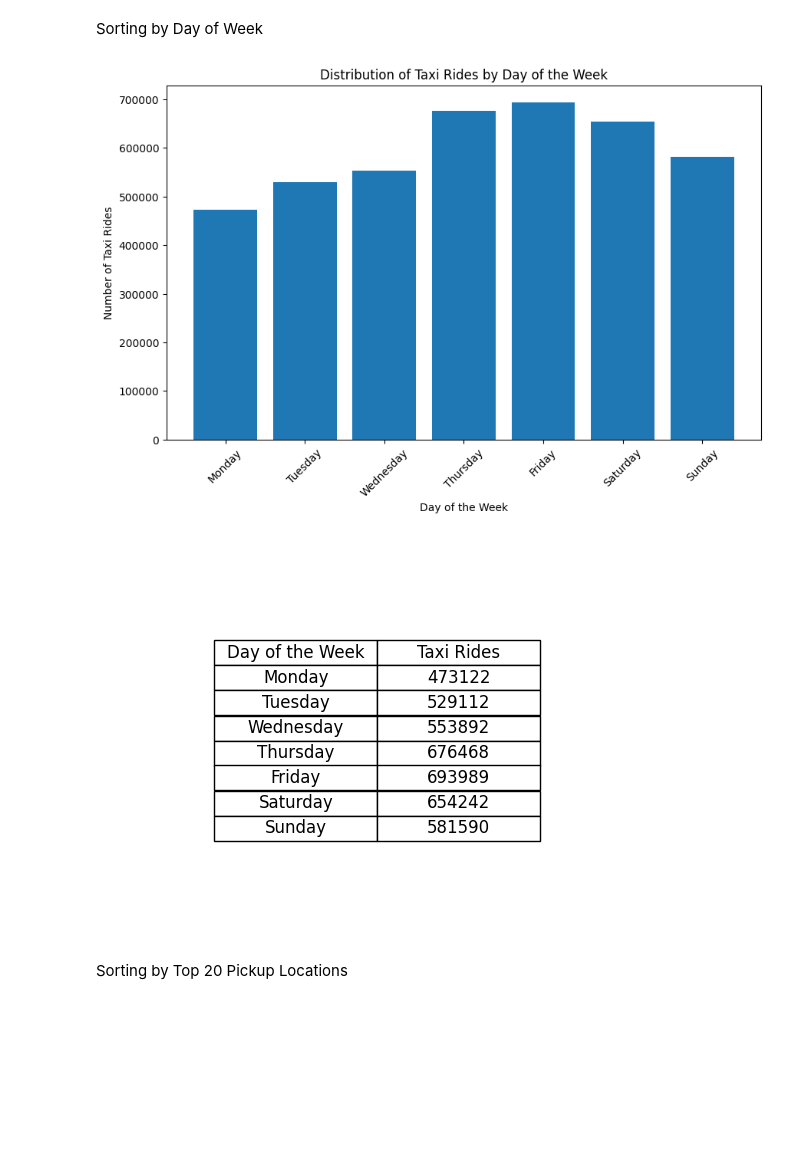
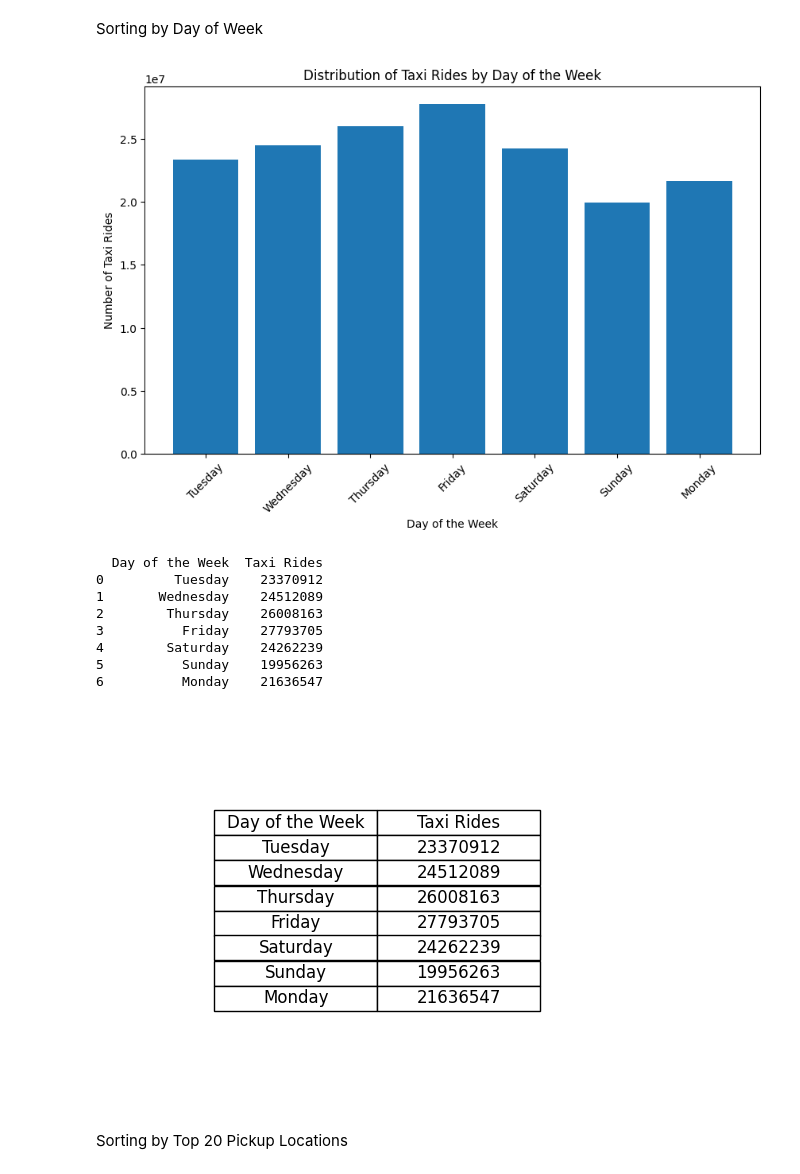
Before and after one commit to nschultze/Chicago-Taxi-Rides-Network-Analysis, a Jupyter notebook: CS579Project2.ipynb, the cells around one changed output. Cells and saved outputs as stored; diff of their text form; code cells hidden in the pictures; blank space fills up the shorter version.

```diff
--- a/CS579Project2.ipynb
+++ b/CS579Project2.ipynb
@@ -10,14 +10,15 @@ from datetime import datetime
 Fetching Data
 # %%
 # Specify the path to the CSV file
-csv_filename = "/Users/nikolausschultze/Documents/GitHub/CS579Project2/Taxi_Trips__2013-2023__20240413.csv"
+csv_filename = r'Taxi_Trips__2013-2023__20240417.csv'
 
-# Read data from the CSV file
+# Read data from the CSV file, excluding rows where "Trip Miles" is 0
 data = []
 with open(csv_filename, 'r', newline='', encoding='utf-8') as csvfile:
     reader = csv.DictReader(csvfile)
     for row in reader:
-        data.append(row)
+        if row['Trip Miles'] != '0':
+            data.append(row)
 # %% [markdown]
 Displaying the Data
 # %%
@@ -277,16 +349,23 @@ if data:
     plt.xticks(range(24))
     plt.show()
 
-    # Create and display the table
+    # Create the table data
     table_data = [['Hour of the Day (Start Time)', 'Taxi Rides']]
     for hour, count in sorted(trip_start_hour_counts.items()):
         table_data.append([hour, count])
 
+    # Convert table data to a DataFrame
+    df = pd.DataFrame(table_data[1:], columns=table_data[0])
+
+    # Display the DataFrame
+    print(df)
+
+    # Plot the table
     fig, ax = plt.subplots(figsize=(7, 5))
     ax.axis('off')  # Turn off axis for the table
 
     # Create the table
-    table = ax.table(cellText=table_data, loc='center', cellLoc='center', colWidths=[0.2, 0.2])
+    table = ax.table(cellText=df.values, colLabels=df.columns, loc='center', cellLoc='center', colWidths=[0.2, 0.2])
     table.auto_set_font_size(False)
     table.set_fontsize(12)
     table.scale(1.5, 1.5)  # Adjust table size
@@ -351,22 +447,31 @@ if data:
     plt.ylabel("Number of Taxi Rides")
     plt.title("Distribution of Taxi Rides by Sports Season")
     plt.xticks(rotation=45)  # Rotate x-axis labels for better readability
+    plt.show()
 
-    # Create and display the table
+    # Create the table data
     table_data = [['Sports Season', 'Taxi Rides']]
     for season, count in season_counts.items():
         table_data.append([season, count])
 
+    # Convert table data to a DataFrame
+    df = pd.DataFrame(table_data[1:], columns=table_data[0])
+
+    # Display the DataFrame
+    print(df)
+
+    # Plot the table
     fig, ax = plt.subplots(figsize=(7, 5))
     ax.axis('off')  # Turn off axis for the table
 
     # Create the table
-    table = ax.table(cellText=table_data, loc='center', cellLoc='center', colWidths=[0.2, 0.2])
+    table = ax.table(cellText=df.values, colLabels=df.columns, loc='center', cellLoc='center', colWidths=[0.2, 0.2])
     table.auto_set_font_size(False)
     table.set_fontsize(12)
     table.scale(1.5, 1.5)  # Adjust table size
 
     plt.show()
+
 else:
     print("No data to visualize")
 # %% [output]
@@ -386,37 +498,54 @@ if data:
 
     # Sort the data by day of the week
     for record in data:
         day_of_week = categorize_day_of_week(record["Trip Start Timestamp"])
         day_of_week_counts[day_of_week] += 1
 
     # Plot the data as a bar graph
     plt.figure(figsize=(10, 6))
     plt.bar(day_of_week_counts.keys(), day_of_week_counts.values())
     plt.xlabel("Day of the Week")
     plt.ylabel("Number of Taxi Rides")
     plt.title("Distribution of Taxi Rides by Day of the Week")
     plt.xticks(rotation=45)  # Rotate x-axis labels for better readability
+    plt.show()
 
-    # Create and display the table
+    # Create the table data
     table_data = [['Day of the Week', 'Taxi Rides']]
     for day, count in day_of_week_counts.items():
         table_data.append([day, count])
 
+    # Convert table data to a DataFrame
+    df = pd.DataFrame(table_data[1:], columns=table_data[0])
+
+    # Display the DataFrame
+    print(df)
+
+    # Plot the table
     fig, ax = plt.subplots(figsize=(7, 5))
     ax.axis('off')  # Turn off axis for the table
 
     # Create the table
-    table = ax.table(cellText=table_data, loc='center', cellLoc='center', colWidths=[0.2, 0.2])
+    table = ax.table(cellText=df.values, colLabels=df.columns, loc='center', cellLoc='center', colWidths=[0.2, 0.2])
     table.auto_set_font_size(False)
     table.set_fontsize(12)
     table.scale(1.5, 1.5)  # Adjust table size
 
     plt.show()
+
 else:
     print("No data to visualize")
 # %% [output]
-[figure, old version]
+[figure, new version]
+  Day of the Week  Taxi Rides
+0         Tuesday    23370912
+1       Wednesday    24512089
+2        Thursday    26008163
+3          Friday    27793705
+4        Saturday    24262239
+5          Sunday    19956263
+6          Monday    21636547
-[figure, old version]
+[figure, new version]
 # %% [markdown]
 Sorting by Top 20 Pickup Locations
 # %%
```
Also changed, not shown: parts of 10 cells of this notebook.
